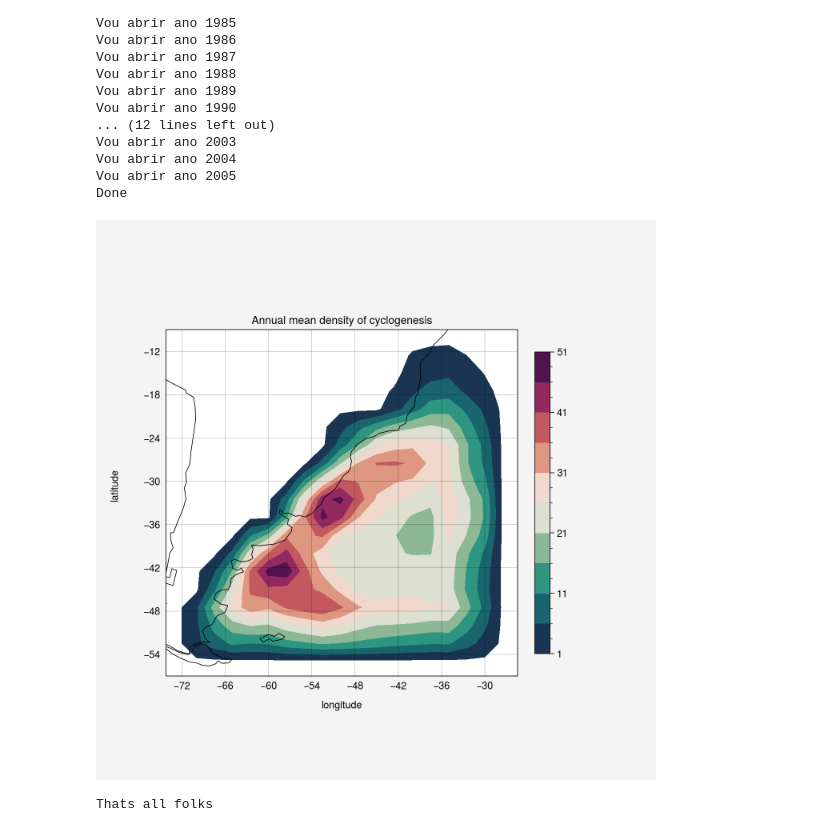
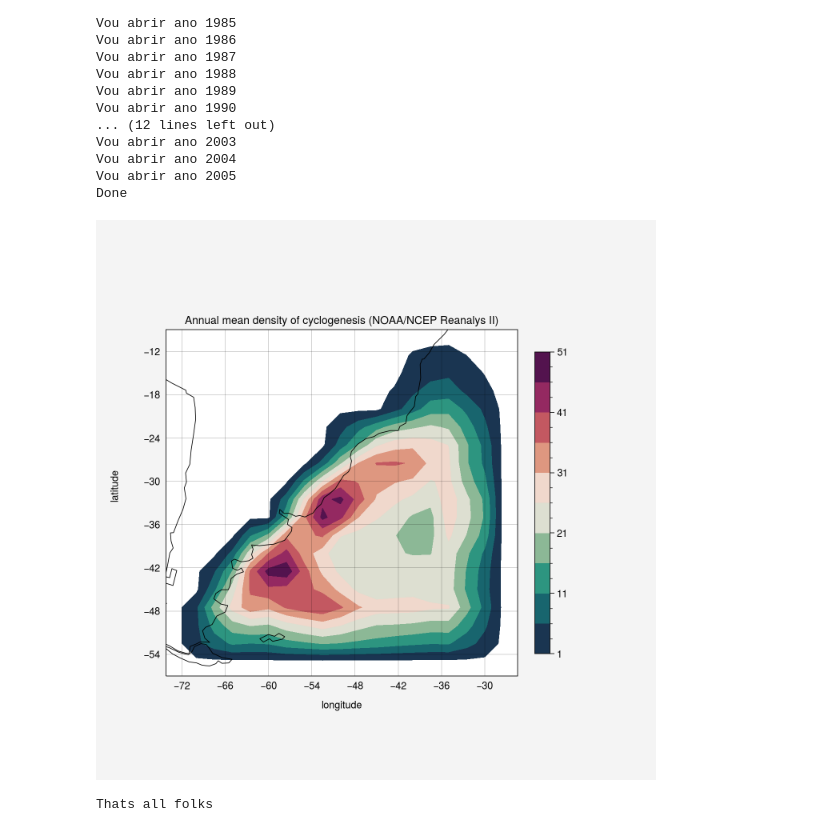
Before and after one commit to WladJSJ/Cyclogenesis_counting, a Jupyter notebook: Cyclogenesis_counting.ipynb, the cells around one changed output. Saved outputs shown, nothing was run; the diff lists cells and outputs as text; code cells hidden in the pictures.

```diff
--- a/Cyclogenesis_counting.ipynb
+++ b/Cyclogenesis_counting.ipynb
@@ -270,22 +270,22 @@ np.save('ciclogene_PV_ncep2_1979-2005.npy', mapall)
 # %%
 import typhon
 import proplot as plot2
 levs=range(1,56,5)
 fig, ax1= plt.subplots(nrows=1, ncols=1,subplot_kw={'projection': ccrs.PlateCarree()},figsize=(7,7))
 cs=ax1.contourf(lon,lat,mapall.sum(axis=(0,1))/len(mapall),levels=levs,transform=ccrs.PlateCarree(),cmap='vorticity') #'PuOr')
 ax1.coastlines()
 #ax1.add_feature(cart.feature.LAND, zorder=100,edgecolor='k')
-ax1.set_title('Annual mean density of cyclogenesis')
+ax1.set_title('Annual mean density of cyclogenesis (NOAA/NCEP Reanalys II)')
 ax1.text(-0.13, 0.55, 'latitude', va='bottom', ha='center',rotation='vertical', rotation_mode='anchor',transform=ax1.transAxes)
 ax1.text(0.5, -0.1, 'longitude', va='bottom', ha='center',rotation='horizontal', rotation_mode='anchor',transform=ax1.transAxes)
 gl = ax1.gridlines(draw_labels = True,alpha=0.2) # label all axes
 gl.xlabels_top = False #turn off top label
 gl.ylabels_right = False #turn off right label
 
 
 cbar = fig.colorbar(cs, ax=ax1, shrink=0.7, pad=0.04)
 # %% [output]
-[figure, old version]
+[figure, new version]
 # %%
 # Here we see three regions where cyclogenesis is most likely to occur
 
```
